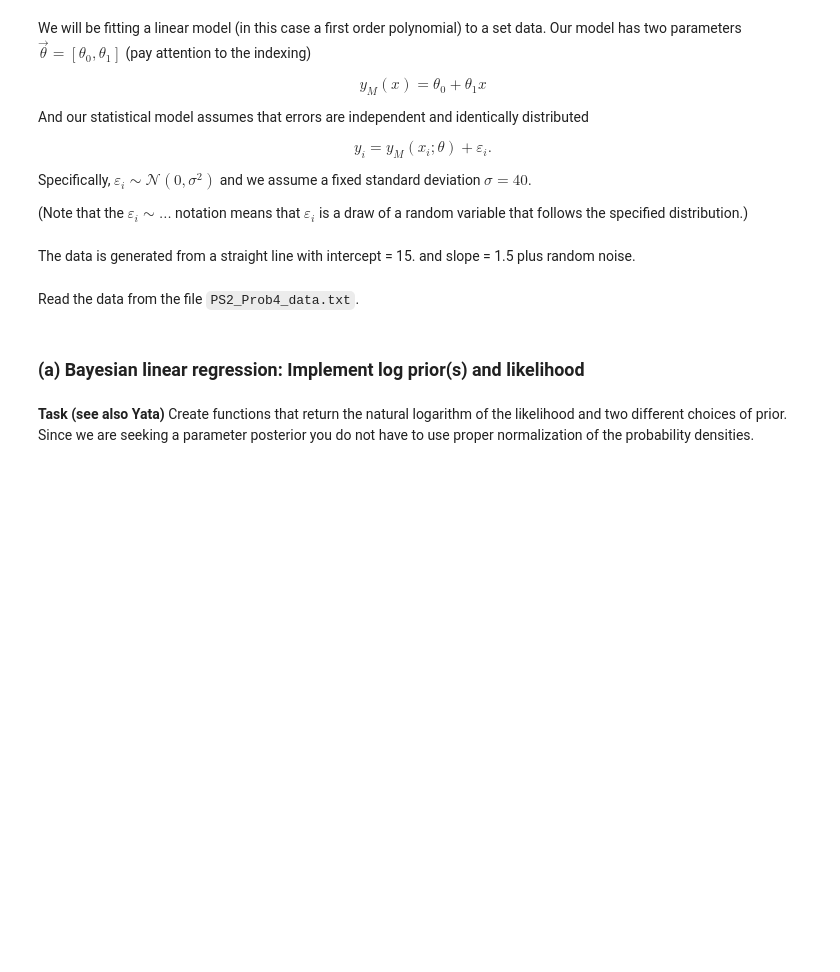
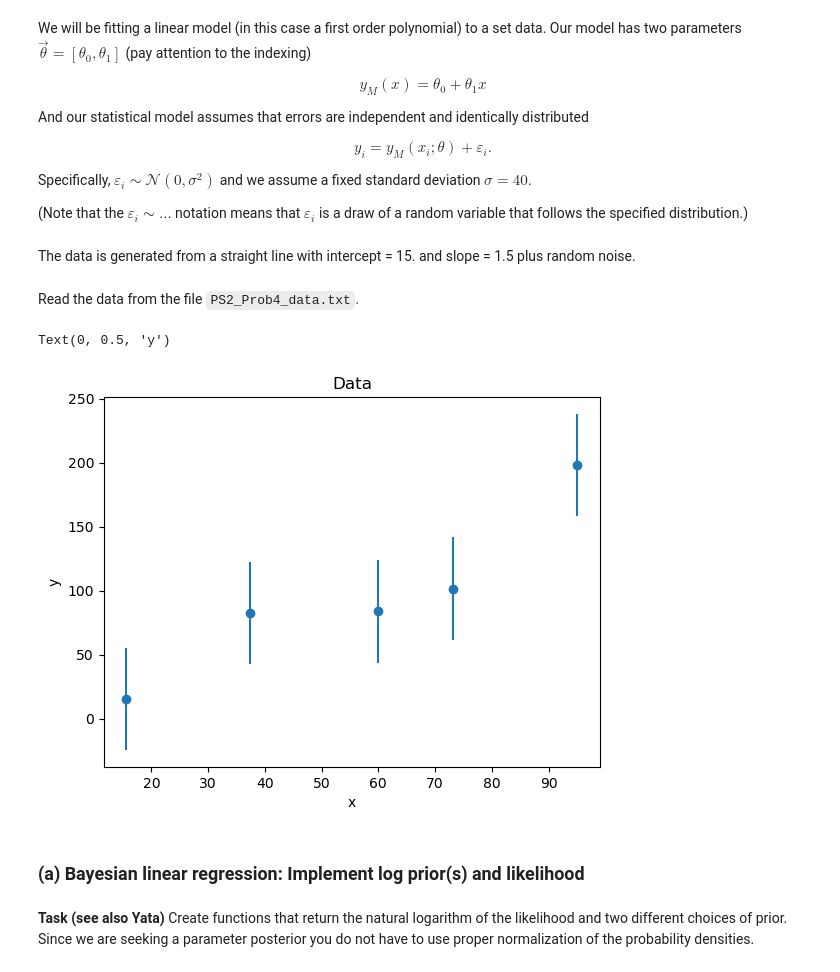
Before and after one commit to Action4/tif285, a Jupyter notebook: doc/pub/ProblemSets/Set2/TIF285_ps2_basic_problems.ipynb, the cells around one changed output. Drawn from its saved outputs; the diff is of its cells as text; code cells hidden in the pictures; blank space fills up the shorter version.

```diff
--- a/doc/pub/ProblemSets/Set2/TIF285_ps2_basic_problems.ipynb
+++ b/doc/pub/ProblemSets/Set2/TIF285_ps2_basic_problems.ipynb
@@ -749,11 +794,20 @@ Read the data from the file `PS2_Prob4_data.txt`.
 # %%
 # Load the data and plot with fixed error bar
 # Use np.loadtxt() for loading data (the argument 'unpack=True' is useful)
 # and plt.errorbar() for plotting data with errorbars
 
 #
 # YOUR CODE HERE
 #
+data = np.loadtxt(f'{DATA_DIR}/PS2_Prob4_data.txt', unpack=True)
+
+plt.errorbar(data[0], data[1], sigma, fmt='o')
+plt.title('Data')
+plt.xlabel('x')
+plt.ylabel('y')
+# %% [output]
+Text(0, 0.5, 'y')
+[figure, added]
 # %% [markdown]
 ### (a) Bayesian linear regression: Implement log prior(s) and likelihood
 # %% [markdown]
```
Also changed, not shown: parts of 22 cells of this notebook.
